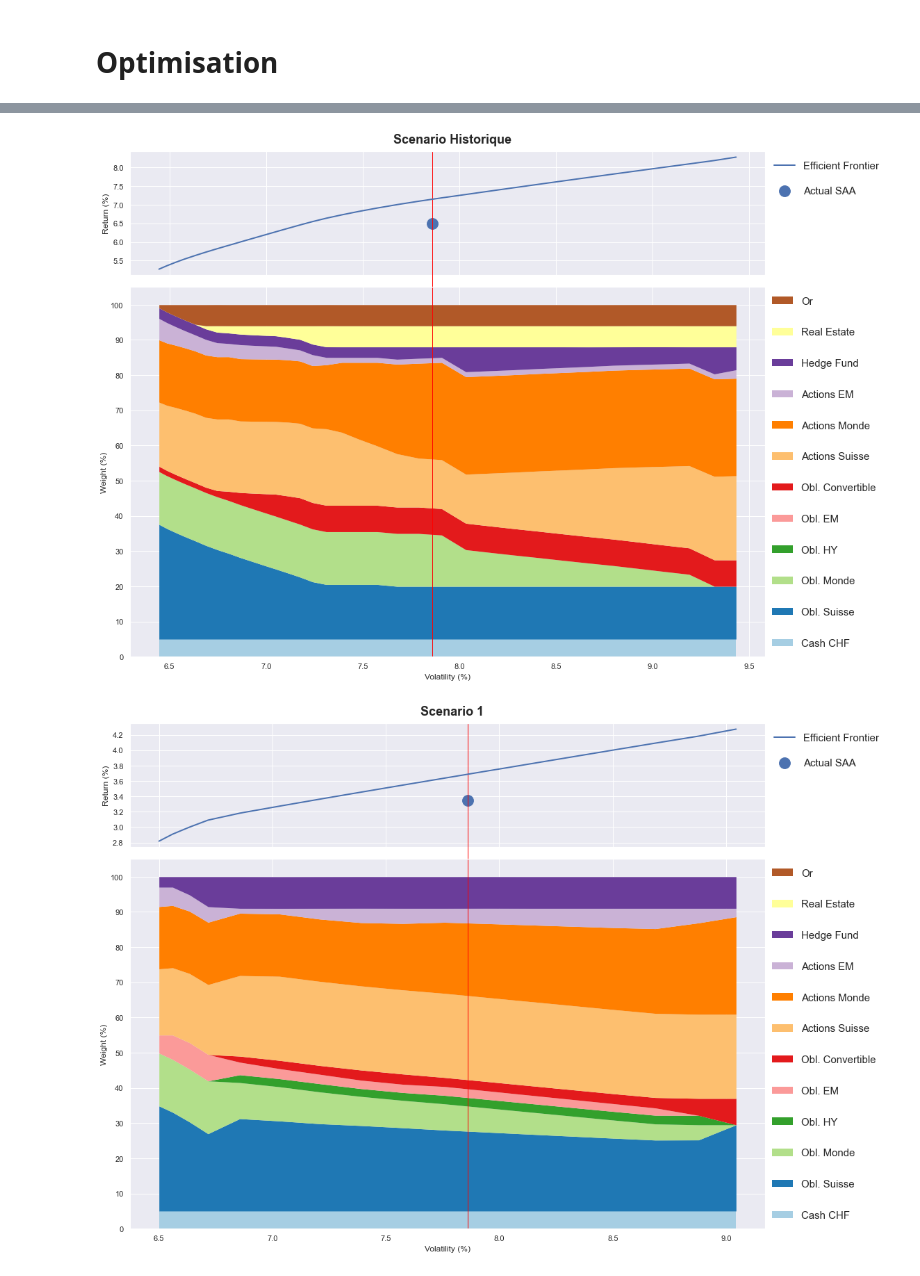
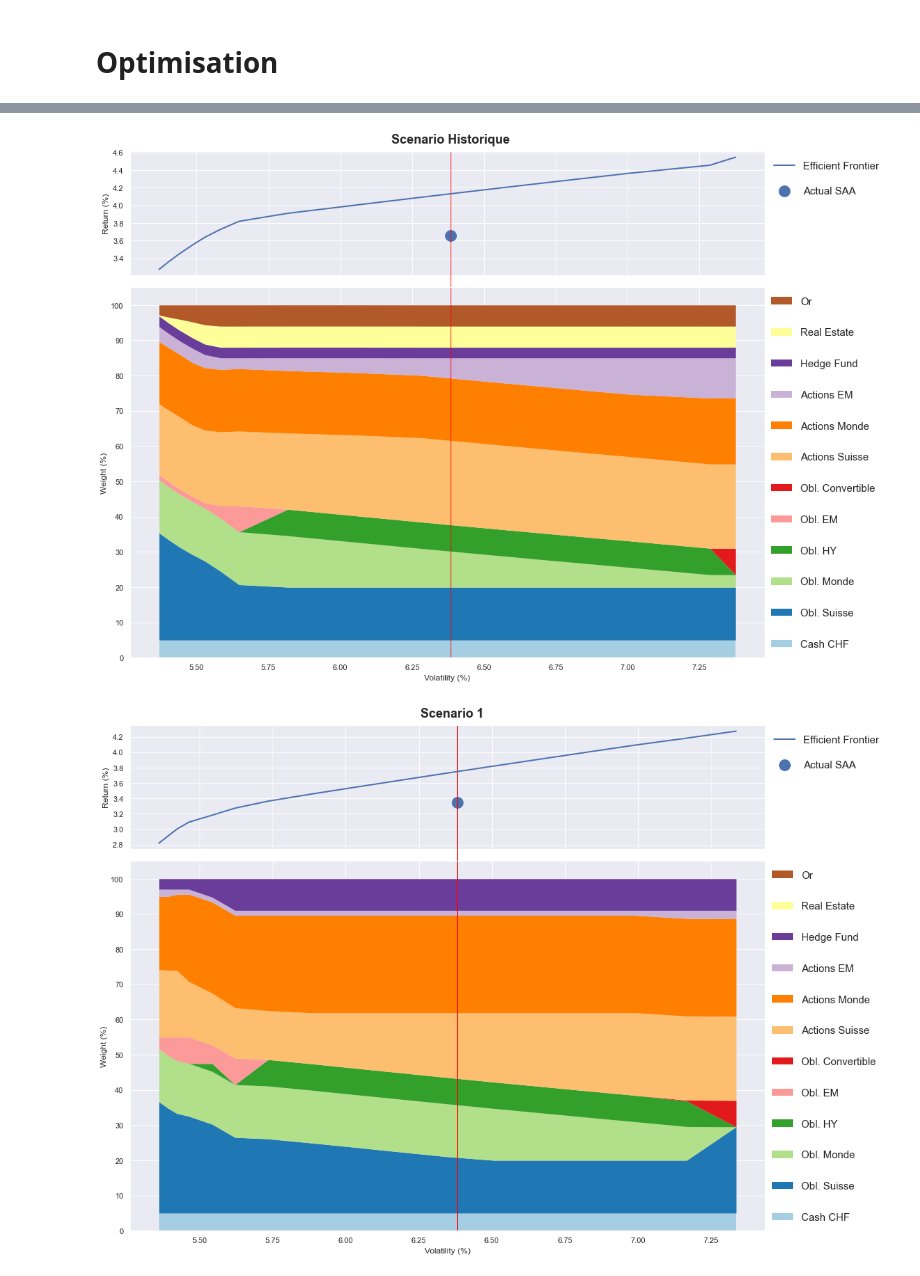
Before and after one commit to lacoupe/BCVS, a Jupyter notebook: PP/Optimisation.ipynb, the cells around one changed output, grey strips where cells are left out. Saved outputs shown, nothing was run; the diff lists cells and outputs as text; code cells hidden in the pictures.

```diff
--- a/PP/Optimisation.ipynb
+++ b/PP/Optimisation.ipynb
@@ -176,5 +186,5 @@ saa = pd.DataFrame(zip(list_isin, list_saa), columns=['Ticker', 'weight'])
 # %%
-data = data_excel.copy().fillna(method='ffill').loc['2020-01-01':]
+data = data_excel.copy().fillna(method='ffill')#.loc['2010-01-01':]
 data = data[list_isin]
 data.columns = list_nom
 num_assets_data = data.shape[1]
@@ -359,33 +369,33 @@ for i, scen in enumerate(scenarios):
     handles0, labels0 = axs[0].get_legend_handles_labels()
     lgd0 = axs[0].legend(handles0, labels0, bbox_to_anchor = (1, 1), fontsize=15, labelspacing=1.5, frameon=False)
     axs[0].grid(b=True)
     axs[0].axvline(x=port_vol , ymin=-1.2, ymax=1, c="red",linewidth=1, zorder=1, clip_on=False)
     axs[0].set_ylabel('Return (%)', fontsize=12)
 
     axs[1].stackplot(df_opti_weight.index, 100 * df_opti_weight.values.T, labels=list_nom, colors=palette_indices, linewidth=0)
     handles1, labels1 = axs[1].get_legend_handles_labels()
     lgd1 = axs[1].legend(reversed(handles1), reversed(labels1), bbox_to_anchor = (1.19, 1), fontsize=15, labelspacing=2.05, frameon=False)
     axs[1].grid(b=True)
     axs[1].axvline(x=port_vol ,ymin=0, ymax=1.2, c="red", linewidth=1, zorder=1, clip_on=False)
     axs[1].set_ylabel('Weight (%)', fontsize=12)
     axs[1].set_xlabel('Volatility (%)', fontsize=12)
     axs[1].locator_params(nbins=15, axis='y')
 
     #axs[2].stackplot(df_opti_weight.index, 100 * asset_opti.T, labels=list_asset, colors=palette_asset)
     #handles2, labels2 = axs[2].get_legend_handles_labels()
     #lgd = axs[2].legend(reversed(handles2), reversed(labels2), bbox_to_anchor = (1.182, 1), fontsize=12)
     #axs[2].axvline(x=port_vol ,ymin=0, ymax=1.2, c="red", linewidth=1, zorder=1, clip_on=False)
     #axs[2].grid()
     #axs[2].set_xlabel('Volatility (%)', fontsize=12)
 
     fig.tight_layout()
     plt.subplots_adjust(wspace=0, hspace=0.05, top=0.95)
     title = 'Scenario ' + str(scen)
     fig.suptitle(title, fontsize=18, fontweight='bold', x=0.45)
 
-    path = 'pp_output/opti/indice_alloc_scenario_' + str(scen) + '.png'
+    path = 'output/opti/indice_alloc_scenario_' + str(scen) + '.png'
     plt.savefig(path, dpi=300, bbox_inches='tight')
     plt.show()
 # %% [output]
-[figure, old version]
+[figure, new version]
-[figure, old version]
+[figure, new version]
```
Also changed, not shown: parts of 8 cells of this notebook, 27 other files.
